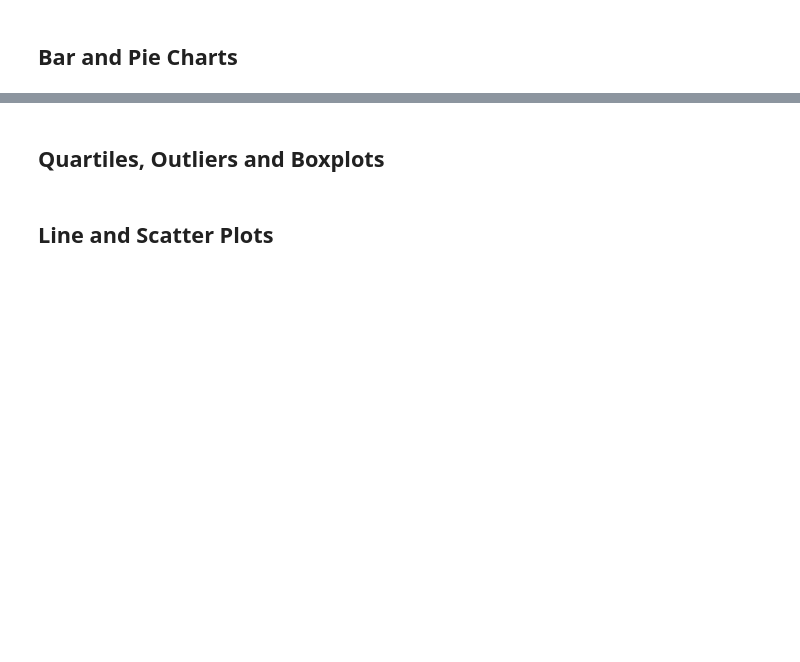
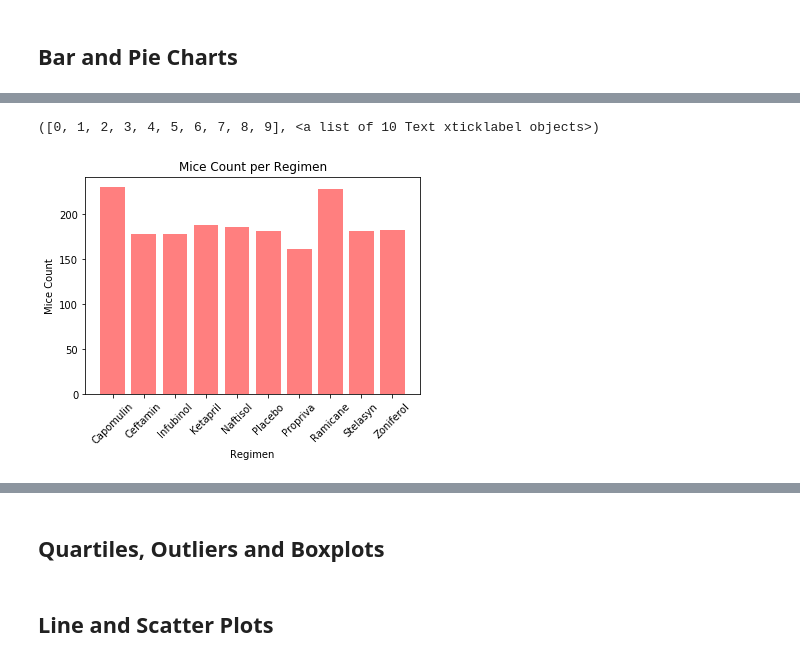
Before and after one commit to samfon24/Assignment_04-Matplotlib, a Jupyter notebook: Pymaceuticals/pymaceuticals_starter.ipynb, the cells around one changed output, grey strips where cells are left out. Cells and saved outputs as stored; diff of their text form; code cells hidden in the pictures; blank space fills up the shorter version.

Commit message:
Added Bar chart.

```diff
--- a/Pymaceuticals/pymaceuticals_starter.ipynb
+++ b/Pymaceuticals/pymaceuticals_starter.ipynb
@@ -112,5 +140,17 @@ sum_stats_df
 # %%
 # Generate a bar plot showing the total number of mice for each treatment throughout the course of the study using pyplot.
+
+y_axis = merged_dropped_groupby_df['Mouse ID'].count()
+x_axis = ['Capomulin','Ceftamin', 'Infubinol','Ketapril','Naftisol','Placebo','Propriva','Ramicane','Stelasyn','Zoniferol']
+
+plt.bar(x=x_axis,height=y_axis, color='r', alpha=0.5, align="center")
+plt.title("Mice Count per Regimen")
+plt.xlabel("Regimen")
+plt.ylabel("Mice Count")
+plt.xticks(rotation=45)
+# %% [output]
+([0, 1, 2, 3, 4, 5, 6, 7, 8, 9], <a list of 10 Text xticklabel objects>)
+[figure, added]
 # %%
 # Generate a pie plot showing the distribution of female versus male mice using pandas
 # %%
```
Also changed, not shown: parts of 6 cells of this notebook.
